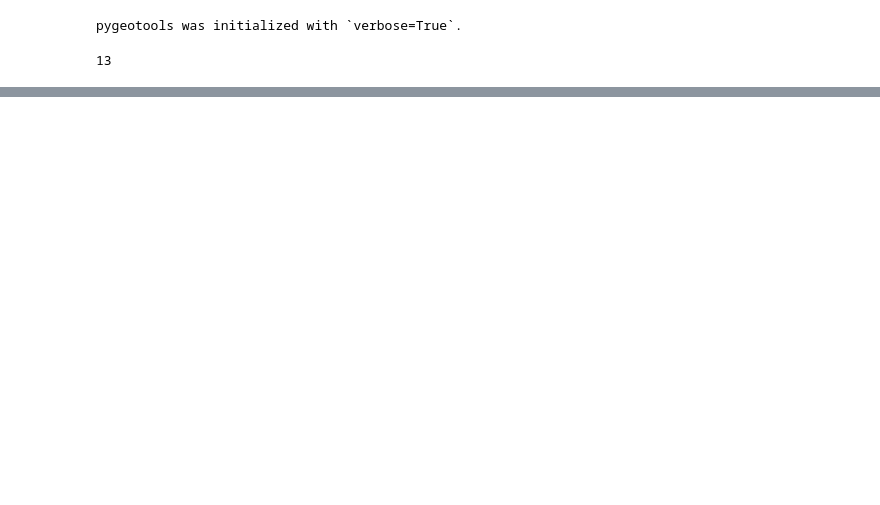
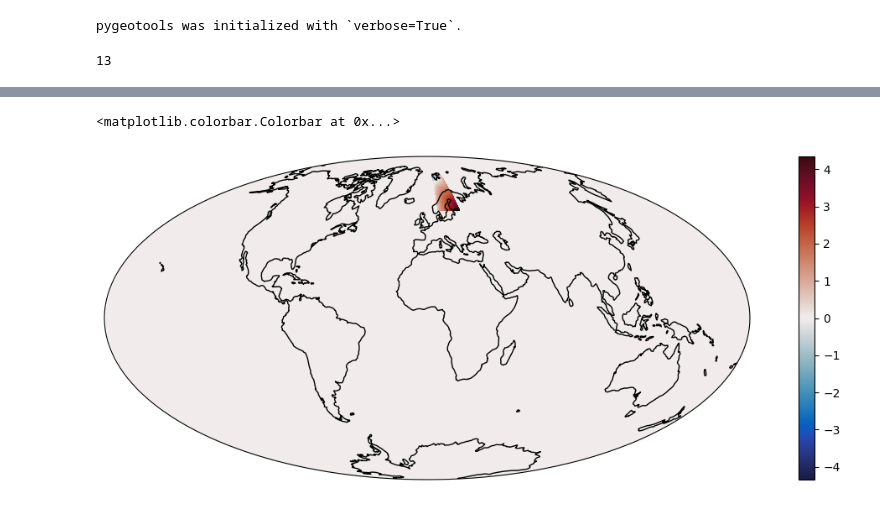
Before and after one commit to RomainClaveau/pyGeoPINN, a Jupyter notebook: pygeopinn/example.ipynb, the cells around one changed output, grey strips where cells are left out. Saved outputs shown, nothing was run; the diff lists cells and outputs as text; code cells hidden in the pictures; blank space fills up the shorter version.

```diff
--- a/pygeopinn/example.ipynb
+++ b/pygeopinn/example.ipynb
@@ -44,11 +44,9 @@ pinn.set_grid(thetas[idx_theta_min:idx_theta_max], phis[idx_phi_min:idx_phi_max]
 # %%
-pinn.add("Br", Br[idx_theta_min:idx_theta_max, idx_phi_min:idx_phi_max])
-pinn.add("dBrdt", dBrdt[idx_theta_min:idx_theta_max, idx_phi_min:idx_phi_max])
+pinn.add("Br", Br[idx_theta_min:idx_theta_max+1,idx_phi_min:idx_phi_max+1])
+pinn.add("dBrdt", dBrdt[idx_theta_min:idx_theta_max+1,idx_phi_min:idx_phi_max+1])
 pinn.add("times", times)
 # %%
 pinn.init()
 
-pinn.train(nb_reals=1, nb_epochs=1000)
-
-dBrdt_pred, uH_pred = pinn.results()
+pinn.train(nb_reals=1, nb_epochs=1000, algo="adam")
 # %% [output]
@@ -68,0 +74,2 @@ dBrdt_pred
+# %%
+pinn.train(nb_reals=1, nb_epochs=100, algo="lbfgs")
@@ -68,0 +87,32 @@ dBrdt_pred
+# %%
+dBrdt_pred, uth_pred, uph_pred = pinn.results()
+# %%
+import cmocean
+import cartopy.crs as ccrs
+import matplotlib.pyplot as plt
+
+u_th_full = numpy.zeros((thetas.size, phis.size))
+u_th_full[idx_theta_min:idx_theta_max+1,idx_phi_min:idx_phi_max+1] = uth_pred
+
+latitudes = pygeo.convertThetasToLatitudes(thetas)
+longitudes = pygeo.convertPhisToLongitudes(phis)
+
+lat_grid, lon_grid = numpy.meshgrid(latitudes, longitudes, indexing="ij")
+
+fig = plt.figure(figsize=(15,5))
+
+# Set the projection to Hammer and add the axes
+ax = fig.add_subplot(1, 1, 1, projection=ccrs.Aitoff())
+
+u_max = numpy.max(numpy.abs(u_th_full))
+
+# Use `pcolormesh` to project the data onto the map
+pcol = ax.pcolormesh(lon_grid, lat_grid, u_th_full, transform=ccrs.PlateCarree(), cmap=cmocean.cm.balance, vmin=-u_max, vmax=u_max)
+
+# Add coastlines for context
+ax.coastlines()
+
+plt.colorbar(pcol)
+# %% [output]
+<matplotlib.colorbar.Colorbar at 0x...>
+[figure, added]
```
Also changed, not shown: parts of 7 cells of this notebook, 3 other files.
